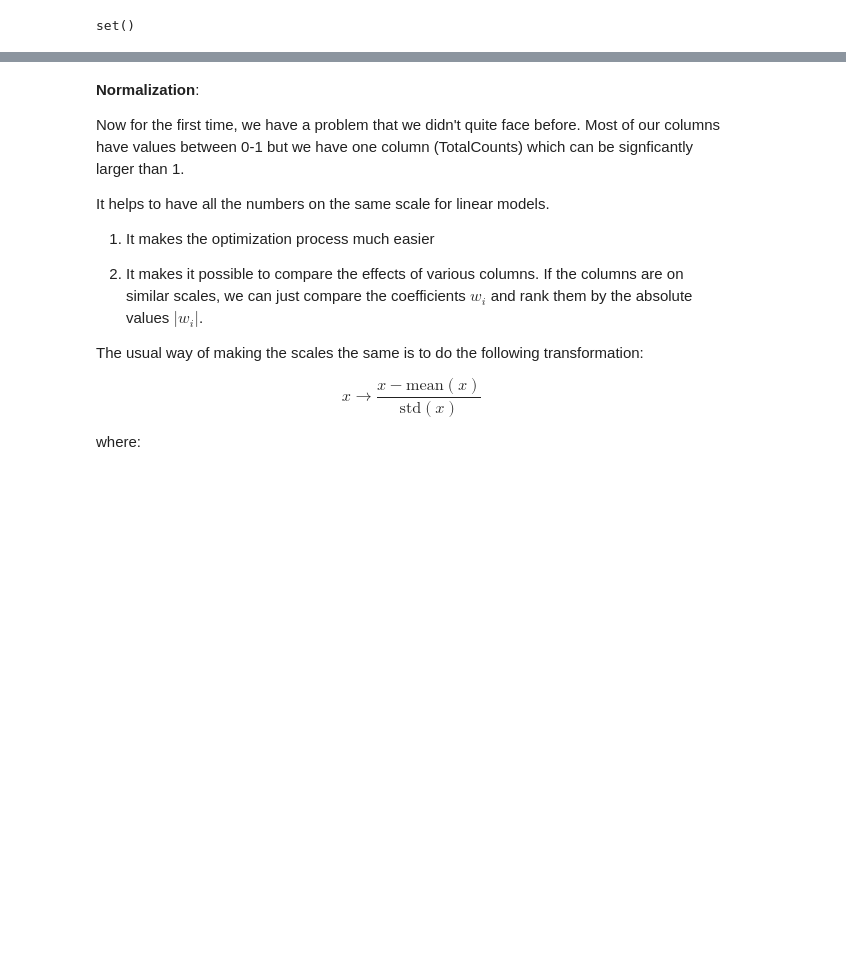
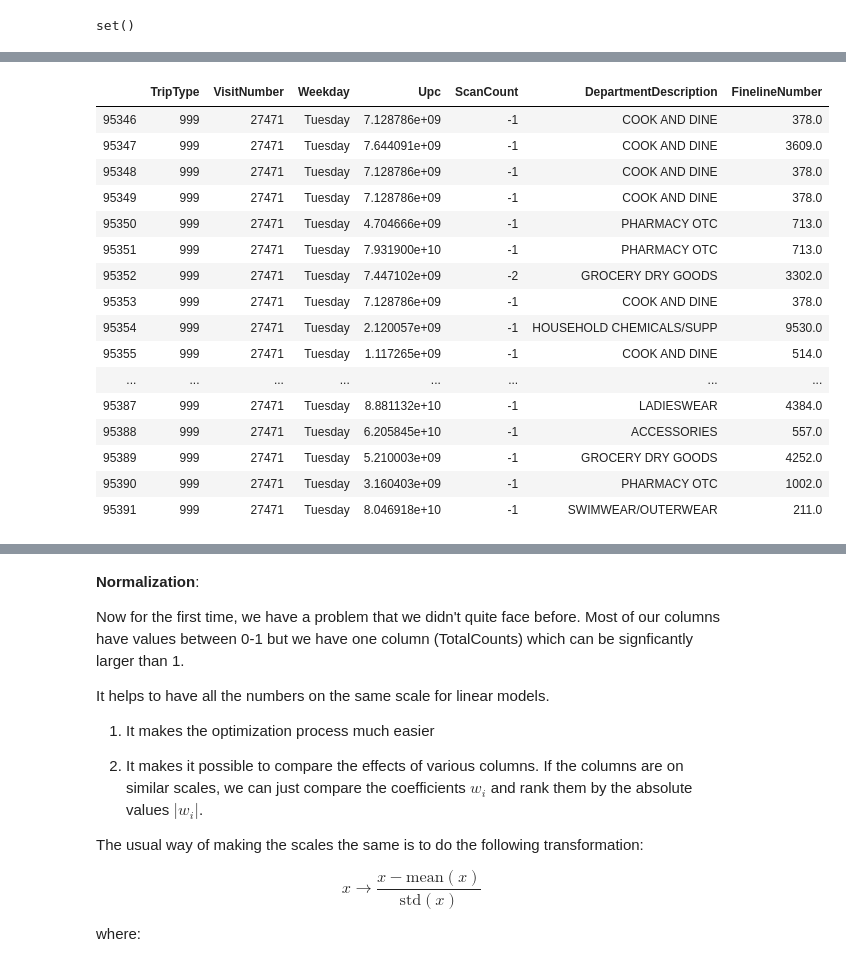
Before and after one commit to TreeinRandomForest/BrnoMLWorkshop2019, a Jupyter notebook: BrnoTeaching2019/notebooks/Day 2 - Linear Models.ipynb, the cells around one changed output, grey strips where cells are left out. Saved outputs shown, nothing was run; the diff lists cells and outputs as text; code cells hidden in the pictures; blank space fills up the shorter version.

```diff
--- a/BrnoTeaching2019/notebooks/Day 2 - Linear Models.ipynb
+++ b/BrnoTeaching2019/notebooks/Day 2 - Linear Models.ipynb
@@ -1024,0 +1192,20 @@ total_train_counts = df_train_f1[f1_feature_cols].sum(axis=1)
+# %%
+df_train[df_train['VisitNumber']==27471]
+# %% [output]
+|  | TripType | VisitNumber | Weekday | Upc | ScanCount | DepartmentDescription | FinelineNumber |
+| 95346 | 999 | 27471 | Tuesday | 7.128786e+09 | -1 | COOK AND DINE | 378.0 |
+| 95347 | 999 | 27471 | Tuesday | 7.644091e+09 | -1 | COOK AND DINE | 3609.0 |
+| 95348 | 999 | 27471 | Tuesday | 7.128786e+09 | -1 | COOK AND DINE | 378.0 |
+| 95349 | 999 | 27471 | Tuesday | 7.128786e+09 | -1 | COOK AND DINE | 378.0 |
+| 95350 | 999 | 27471 | Tuesday | 4.704666e+09 | -1 | PHARMACY OTC | 713.0 |
+| 95351 | 999 | 27471 | Tuesday | 7.931900e+10 | -1 | PHARMACY OTC | 713.0 |
+| 95352 | 999 | 27471 | Tuesday | 7.447102e+09 | -2 | GROCERY DRY GOODS | 3302.0 |
+| 95353 | 999 | 27471 | Tuesday | 7.128786e+09 | -1 | COOK AND DINE | 378.0 |
+| 95354 | 999 | 27471 | Tuesday | 2.120057e+09 | -1 | HOUSEHOLD CHEMICALS/SUPP | 9530.0 |
+| 95355 | 999 | 27471 | Tuesday | 1.117265e+09 | -1 | COOK AND DINE | 514.0 |
+| ... | ... | ... | ... | ... | ... | ... | ... |
+| 95387 | 999 | 27471 | Tuesday | 8.881132e+10 | -1 | LADIESWEAR | 4384.0 |
+| 95388 | 999 | 27471 | Tuesday | 6.205845e+10 | -1 | ACCESSORIES | 557.0 |
+| 95389 | 999 | 27471 | Tuesday | 5.210003e+09 | -1 | GROCERY DRY GOODS | 4252.0 |
+| 95390 | 999 | 27471 | Tuesday | 3.160403e+09 | -1 | PHARMACY OTC | 1002.0 |
+| 95391 | 999 | 27471 | Tuesday | 8.046918e+10 | -1 | SWIMWEAR/OUTERWEAR | 211.0 |
```
Also changed, not shown: parts of 56 cells of this notebook, 2 other files.
